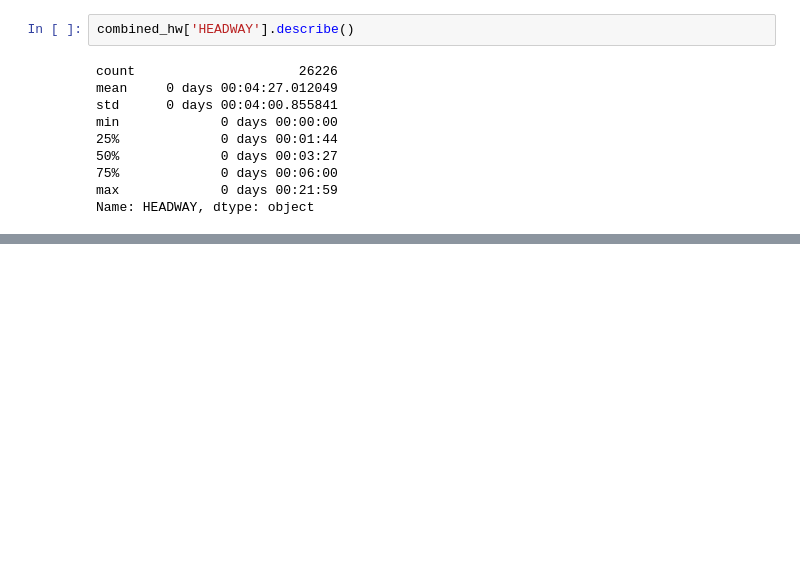
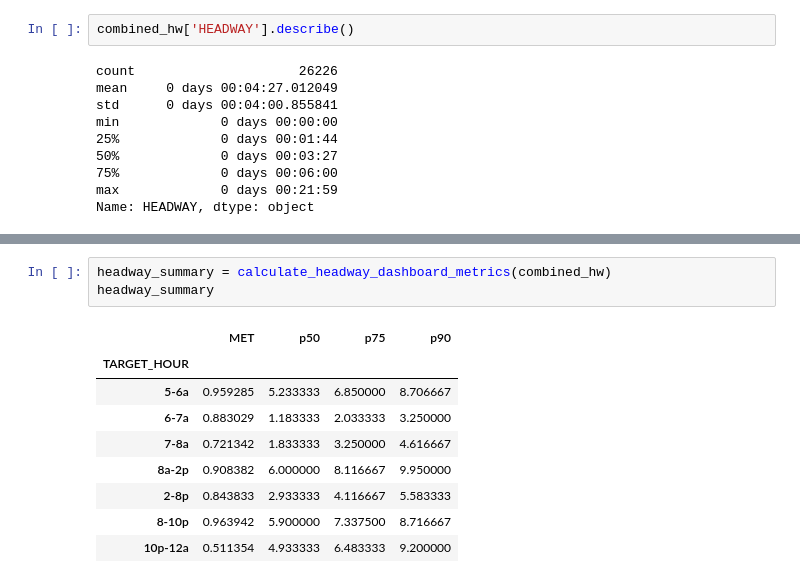
Before and after one commit to morgan1461/WMC-dashboard, a Jupyter notebook: main.ipynb, the cells around one changed output, grey strips where cells are left out. Saved outputs shown, nothing was run; the diff lists cells and outputs as text; blank space fills up the shorter version.

```diff
--- a/main.ipynb
+++ b/main.ipynb
@@ -386,0 +484,13 @@ combined_hw
+# %%
+headway_summary = calculate_headway_dashboard_metrics(combined_hw)
+headway_summary
+# %% [output]
+|  | MET | p50 | p75 | p90 |
+| TARGET_HOUR |  |  |  |  |
+| 5-6a | 0.959285 | 5.233333 | 6.850000 | 8.706667 |
+| 6-7a | 0.883029 | 1.183333 | 2.033333 | 3.250000 |
+| 7-8a | 0.721342 | 1.833333 | 3.250000 | 4.616667 |
+| 8a-2p | 0.908382 | 6.000000 | 8.116667 | 9.950000 |
+| 2-8p | 0.843833 | 2.933333 | 4.116667 | 5.583333 |
+| 8-10p | 0.963942 | 5.900000 | 7.337500 | 8.716667 |
+| 10p-12a | 0.511354 | 4.933333 | 6.483333 | 9.200000 |
```
Also changed, not shown: parts of 11 cells of this notebook.
